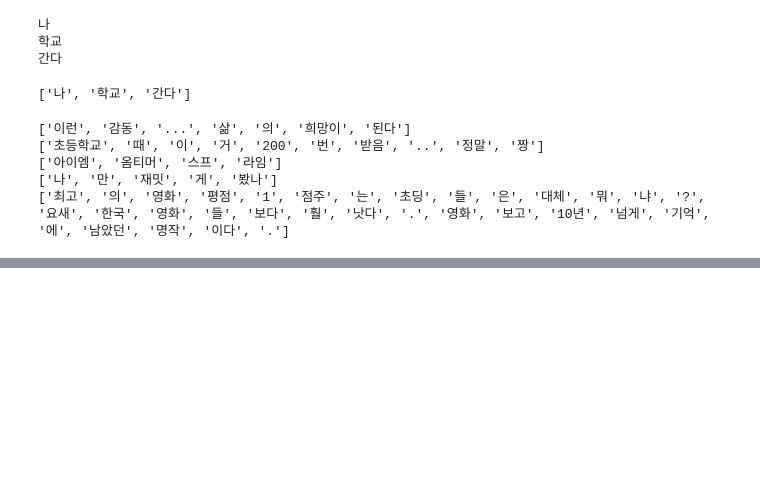
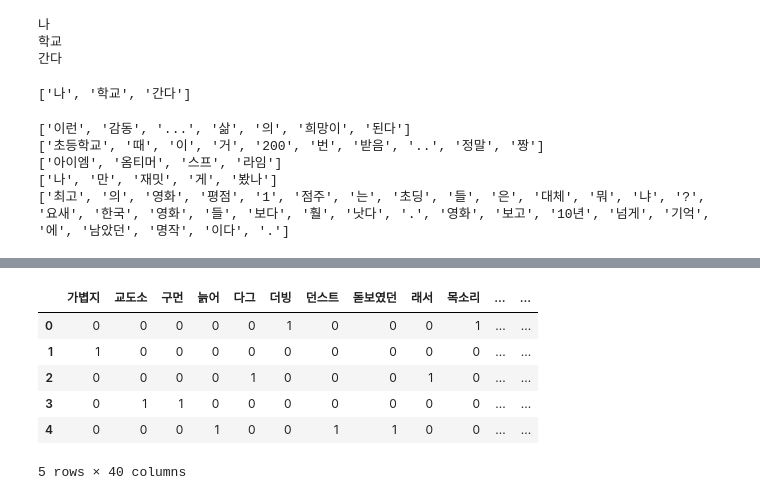
Before and after one commit to JungHyun7/multicam, a Jupyter notebook: 20251020/01_NLP.ipynb, the cells around one changed output, grey strips where cells are left out. Saved outputs shown, nothing was run; the diff lists cells and outputs as text; code cells hidden in the pictures; blank space fills up the shorter version.

```diff
--- a/20251020/01_NLP.ipynb
+++ b/20251020/01_NLP.ipynb
@@ -310,0 +428,4 @@ for idx, t in enumerate(X_train):
+# %%
+# one-hot encoding -> 하나의 리뷰에서 특정 단어가 포함되어 있는가?
+df = pd.read_csv("../data/ratings_train.txt", sep='\t').dropna()
+df.drop('id', axis=1, inplace=True)
@@ -310,0 +479,31 @@ for idx, t in enumerate(X_train):
+# %%
+# Okt + CounterVectorizer 같이 사용하는 형태 -> 토큰화 + 백터화
+
+okt = Okt()
+
+# 형태소 변환 함수 정의
+def okt_tokenize(text):
+    # 특정 형태의 단어들만 추출한다.
+    # 명사, 동사, 형용사만 선택
+    select_pos = ['Noun', 'Verb', 'Adjective']
+    # (단어, 형태)를 출력하는 pos() 함수 이용
+    # result = okt.morphs(text)
+    result = [
+        word for word, pos in okt.pos(text) if pos in select_pos
+    ]
+
+    # result의 작동 방식
+    # result2 = []
+    # for word, pos in okt.pos(text):
+    #     if pos in select_pos:
+    #         result2.append(word)
+    return result
+
+# CounterVectorizer 생성
+vectorizer_okt = CountVectorizer(
+    tokenizer= okt_tokenize,
+    lowercase= False,
+    binary=True,
+)
+
+x_okt = vectorizer_okt.fit_transform(df['document'].head(5))
@@ -310,0 +530,13 @@ for idx, t in enumerate(X_train):
+# %%
+pd.DataFrame(
+    x_okt.toarray(),
+    columns=vectorizer_okt.get_feature_names_out()
+)
+# %% [output]
+|  | 가볍지 | 교도소 | 구먼 | 늙어 | 다그 | 더빙 | 던스트 | 돋보였던 | 래서 | 목소리 | ... | ... |
+| 0 | 0 | 0 | 0 | 0 | 0 | 1 | 0 | 0 | 0 | 1 | ... | ... |
+| 1 | 1 | 0 | 0 | 0 | 0 | 0 | 0 | 0 | 0 | 0 | ... | ... |
+| 2 | 0 | 0 | 0 | 0 | 1 | 0 | 0 | 0 | 1 | 0 | ... | ... |
+| 3 | 0 | 1 | 1 | 0 | 0 | 0 | 0 | 0 | 0 | 0 | ... | ... |
+| 4 | 0 | 0 | 0 | 1 | 0 | 0 | 1 | 1 | 0 | 0 | ... | ... |
+5 rows × 40 columns
```
Also changed, not shown: parts of 24 cells of this notebook.
